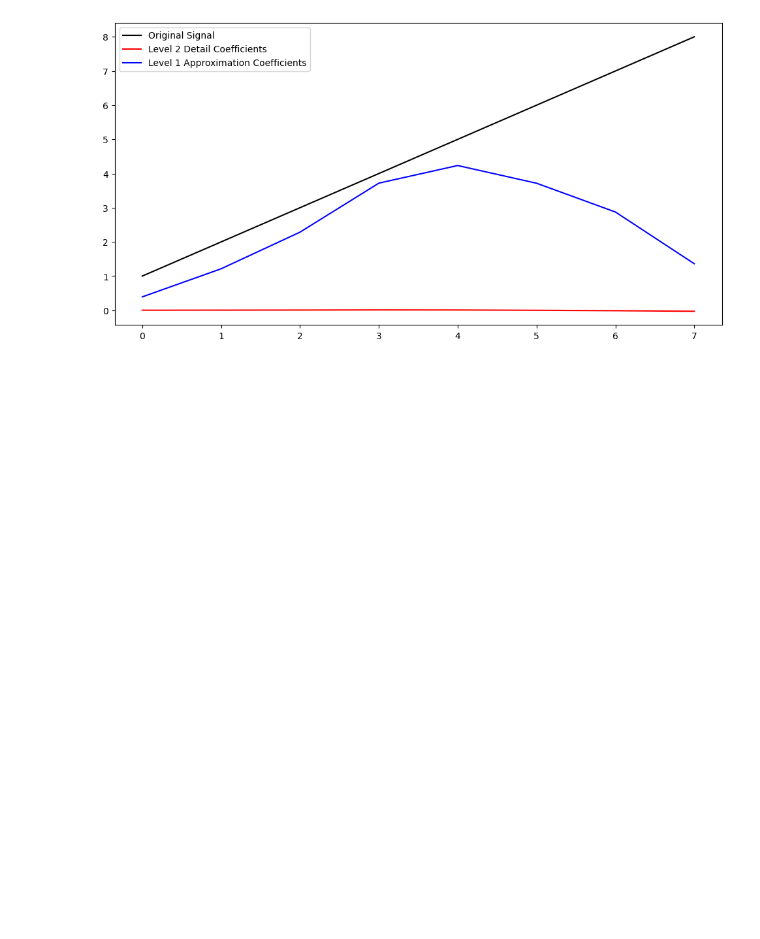
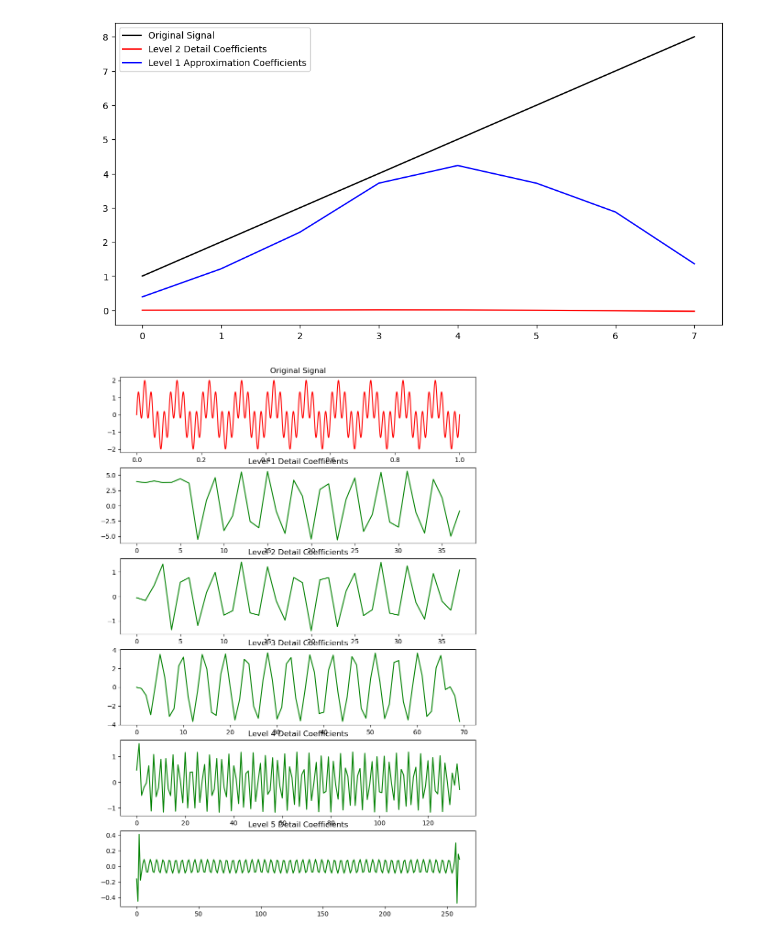
Before and after one commit to ItsMyLife1337/ForStatiya, a Jupyter notebook: Forstat.ipynb, the cells around one changed output. Cells and saved outputs as stored; diff of their text form; code cells hidden in the pictures; blank space fills up the shorter version.

```diff
--- a/Forstat.ipynb
+++ b/Forstat.ipynb
@@ -42,3 +42,22 @@ ax.legend()
 plt.show()
 # %% [output]
 [figure]
+# %%
+# Создание сигнала
+x = np.linspace(0, 1, num=1024)
+y = np.sin(2 * np.pi * 10 * x) + np.sin(2 * np.pi * 50 * x)
+# %%
+# Разбиение сигнала на компоненты различных масштабов и уровней разрешения
+wavelet = 'db4'
+levels = 5
+coeffs = pywt.wavedec(y, wavelet, level=levels)
+# %%
+# Анализ каждой компоненты с помощью выбранного вейвлета
+fig, axs = plt.subplots(levels + 1, 1, figsize=(10, 15))
+axs[0].plot(x, y, 'r')
+axs[0].set_title('Original Signal')
+for i in range(levels):
+    axs[i + 1].plot(coeffs[i], 'g')
+    axs[i + 1].set_title('Level ' + str(i + 1) + ' Detail Coefficients')
+# %% [output]
+[figure, added]
```
Also changed, not shown: parts of 2 cells of this notebook.
